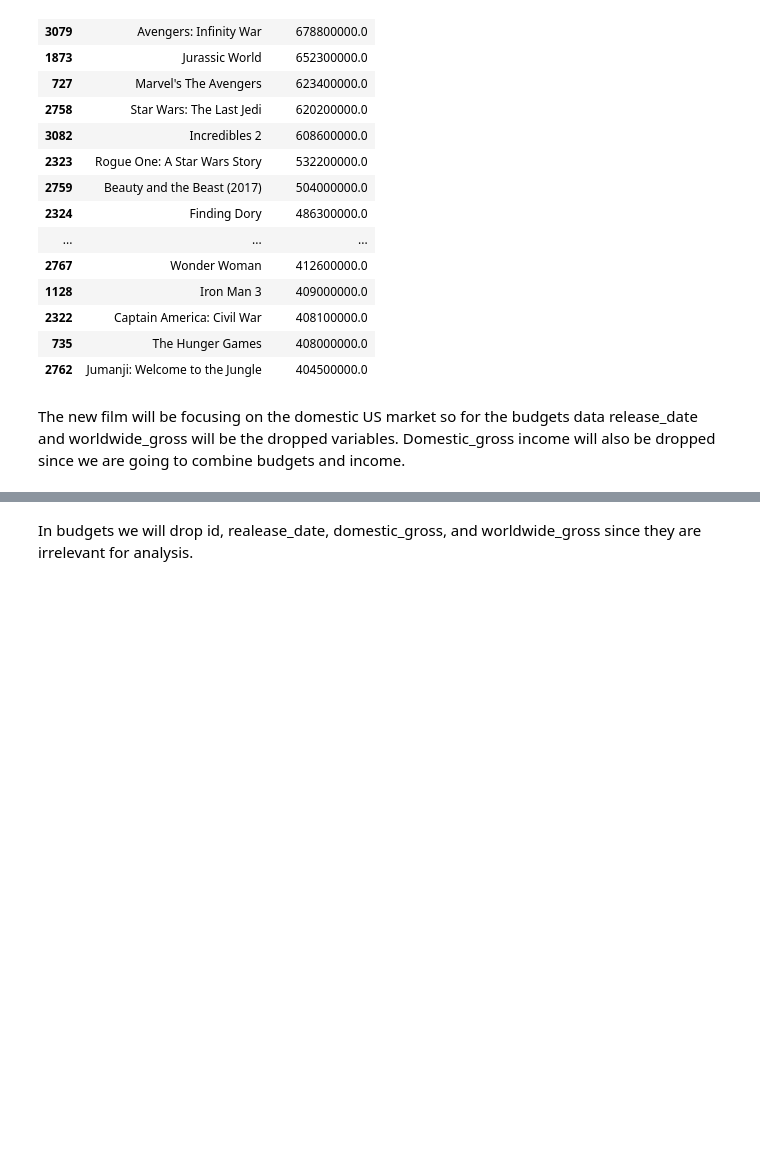
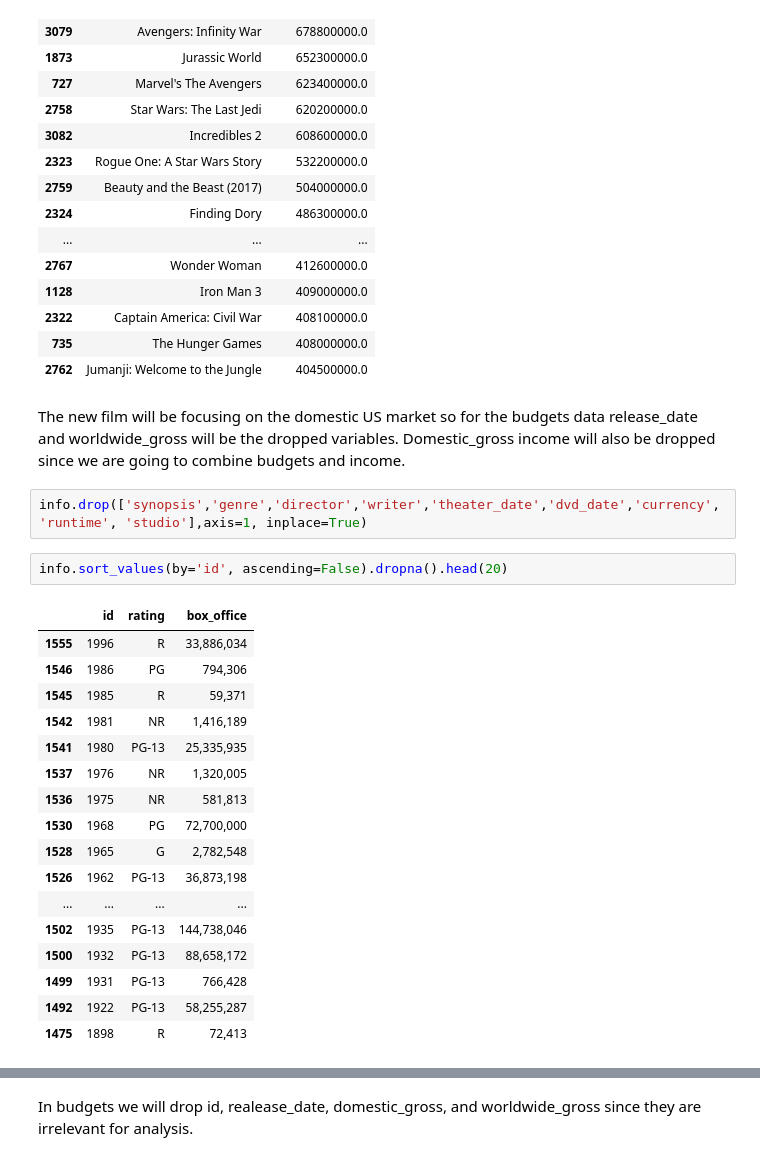
Before and after one commit to ashakeri92/dsc-phase-1-project-v2-3, a Jupyter notebook: analysis.ipynb, the cells around one changed output, grey strips where cells are left out. Drawn from its saved outputs; the diff is of its cells as text; blank space fills up the shorter version.

```diff
--- a/analysis.ipynb
+++ b/analysis.ipynb
@@ -114,3 +123,25 @@ income.sort_values('domestic_gross', ascending=False).head(20)
 | 2762 | Jumanji: Welcome to the Jungle | 404500000.0 |
 # %% [markdown]
 The new film will be focusing on the domestic US market so for the budgets data release_date and worldwide_gross will be the dropped variables. Domestic_gross income will also be dropped since we are going to combine budgets and income.
+# %%
+info.drop(['synopsis','genre','director','writer','theater_date','dvd_date','currency','runtime', 'studio'],axis=1, inplace=True)
+# %%
+info.sort_values(by='id', ascending=False).dropna().head(20)
+# %% [output]
+|  | id | rating | box_office |
+| 1555 | 1996 | R | 33,886,034 |
+| 1546 | 1986 | PG | 794,306 |
+| 1545 | 1985 | R | 59,371 |
+| 1542 | 1981 | NR | 1,416,189 |
+| 1541 | 1980 | PG-13 | 25,335,935 |
+| 1537 | 1976 | NR | 1,320,005 |
+| 1536 | 1975 | NR | 581,813 |
+| 1530 | 1968 | PG | 72,700,000 |
+| 1528 | 1965 | G | 2,782,548 |
+| 1526 | 1962 | PG-13 | 36,873,198 |
+| ... | ... | ... | ... |
+| 1502 | 1935 | PG-13 | 144,738,046 |
+| 1500 | 1932 | PG-13 | 88,658,172 |
+| 1499 | 1931 | PG-13 | 766,428 |
+| 1492 | 1922 | PG-13 | 58,255,287 |
+| 1475 | 1898 | R | 72,413 |
```
Also changed, not shown: parts of 11 cells of this notebook.
